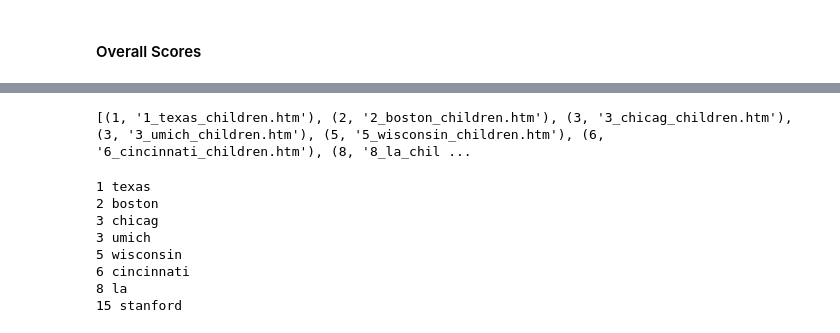
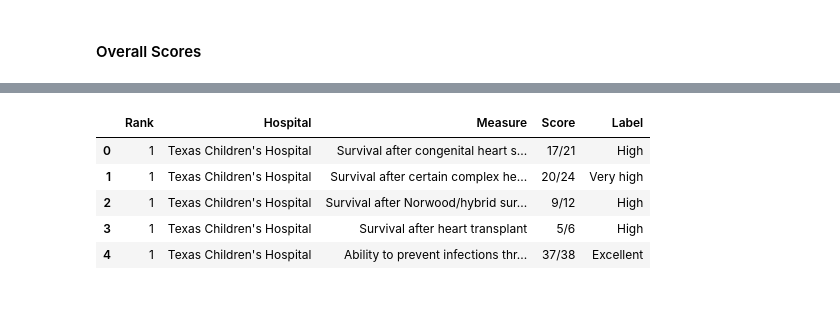
Before and after one commit to wenyu-z/py_programming, a Jupyter notebook: childrens_hospital_scrape/scrape_1.ipynb, the cells around one changed output, grey strips where cells are left out. Saved outputs shown, nothing was run; the diff lists cells and outputs as text; code cells hidden in the pictures; blank space fills up the shorter version.

```diff
--- a/childrens_hospital_scrape/scrape_1.ipynb
+++ b/childrens_hospital_scrape/scrape_1.ipynb
@@ -97,6 +73,0 @@ print len(script_data)
-# %%
-d = json.loads(script_data[0].text.split('init(')[1].rstrip('\n});\n});\n')[:-7])
-# print d['scorecard'].keys()
-print d['scorecard']['measure_groups'][0]['measures'][0]['title']
-print d['scorecard']['measure_groups'][0]['measures'][0]['score']['value']
-print d['scorecard']['measure_groups'][0]['measures'][0]['score']['label']
@@ -138,37 +73,0 @@ df = pd.DataFrame(columns=cols)
-# %%
-files = [f for f in os.listdir(os.getcwd()) if len(re.findall('^\d+_', f))==1]
-files = [(int(f.split('_')[0]), f) for f in files]
-files.sort()
-
-print files
-# %% [output]
-[(1, '1_texas_children.htm'), (2, '2_boston_children.htm'), (3, '3_chicag_children.htm'), (3, '3_umich_children.htm'), (5, '5_wisconsin_children.htm'), (6, '6_cincinnati_children.htm'), (8, '8_la_chil ...
-# %%
-for tup in files:
-    url2 = tup[1]
-    rank = int(url2.split('_')[0])
-    hospital = url2.split('_')[1]
-    print rank, hospital
-    page2 = urllib.urlopen(url2).read()
-    soup2 = BeautifulSoup(page2, 'lxml')
-    script_data = [d for d in soup2.find_all('script') if d.text.startswith(texts)]
-    d = json.loads(script_data[0].text.split('init(')[1].rstrip('\n});\n});\n')[:-7])
-    all_titles = []
-    for group in d['scorecard']['measure_groups']:
-        for measure in group['measures']:
-            title = measure['title']
-            score = measure['score']['value']
-            label = measure['score']['label']
-            data_list = [rank, hospital, title, score, label]
-            df2 = pd.DataFrame(columns=cols, data=[data_list])
-            df = df.append(df2)
-            all_titles.append(title)
-# %% [output]
-1 texas
-2 boston
-3 chicag
-3 umich
-5 wisconsin
-6 cincinnati
-8 la
-15 stanford
@@ -175,3 +82,38 @@ for tup in files:
+# %%
+cols = ['Rank', 'Hospital', 'Measure', 'Score', 'Label']
+df = pd.DataFrame(columns=cols)
+
+for page_no in range(2):
+    url_param = {'page': page_no+1}
+    url = '%s/?%s' % (url_base, urllib.urlencode(url_param))
+
+    data = get_overall_data(url)
+
+    for i in range(10):
+        rank, name = [data['matches'][i][k] for k in ['rank', 'name']]
+        full_scorecard_suff = data['matches'][i]['full_scorecard_url']
+        url2 = '%s%s' % (pre, full_scorecard_suff)
+        d = get_detail_data(url2, texts)
+        all_titles = []
+        for group in d['scorecard']['measure_groups']:
+            for measure in group['measures']:
+                title = measure['title']
+                score = measure['score']['value']
+                label = measure['score']['label']
+                data_list = [rank, name, title, score, label]
+                df2 = pd.DataFrame(columns=cols, data=[data_list])
+                df = df.append(df2)
+                all_titles.append(title)
+
+df.reset_index(inplace = True, drop = True)
+display(df.head())
+# %% [output]
+|  | Rank | Hospital | Measure | Score | Label |
+| 0 | 1 | Texas Children's Hospital | Survival after congenital heart s... | 17/21 | High |
+| 1 | 1 | Texas Children's Hospital | Survival after certain complex he... | 20/24 | Very high |
+| 2 | 1 | Texas Children's Hospital | Survival after Norwood/hybrid sur... | 9/12 | High |
+| 3 | 1 | Texas Children's Hospital | Survival after heart transplant | 5/6 | High |
+| 4 | 1 | Texas Children's Hospital | Ability to prevent infections thr... | 37/38 | Excellent |
 # %%
 display(df.Hospital.value_counts())
 # %% [output]
```
Also changed, not shown: parts of 27 cells of this notebook, 1 other file.
